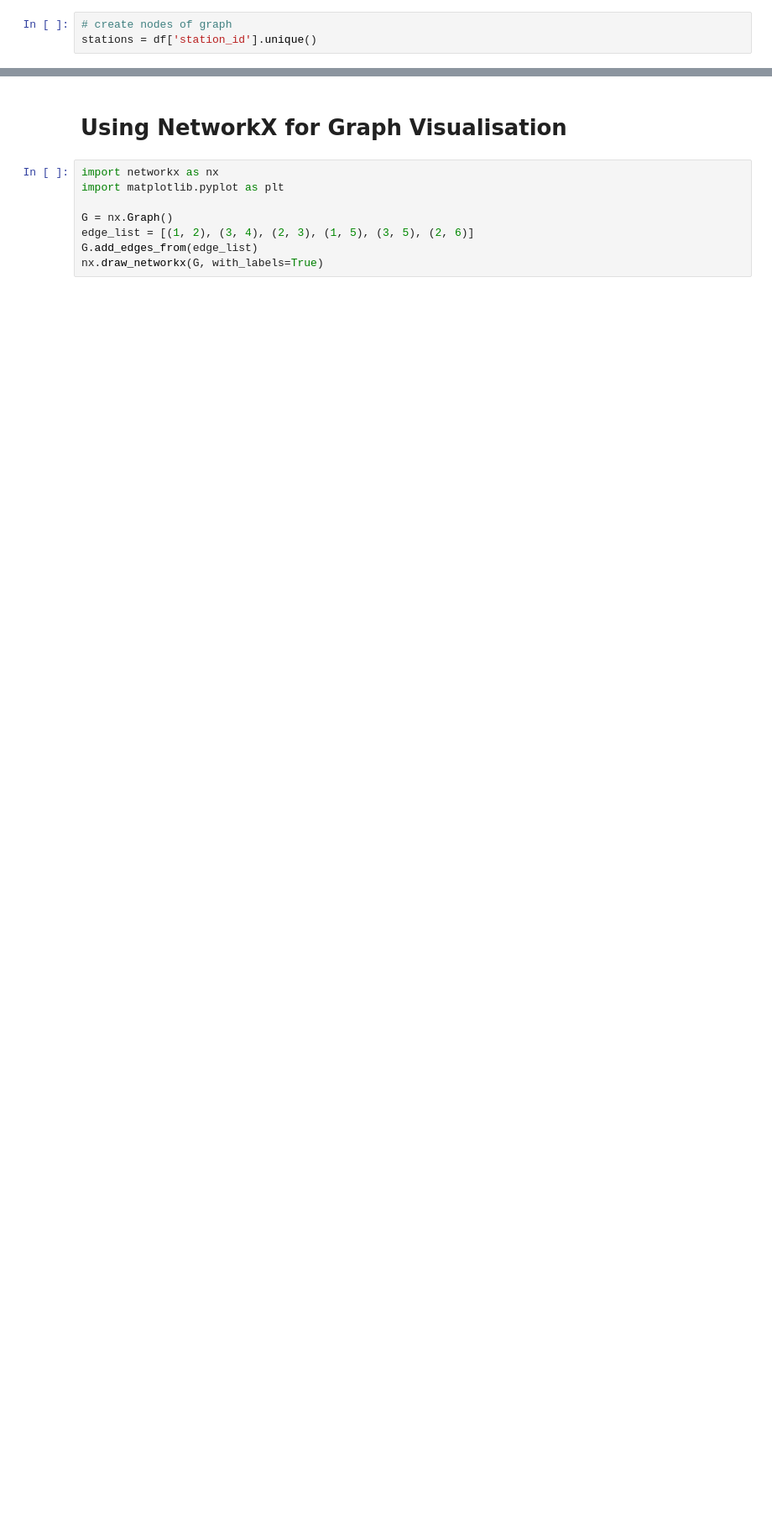
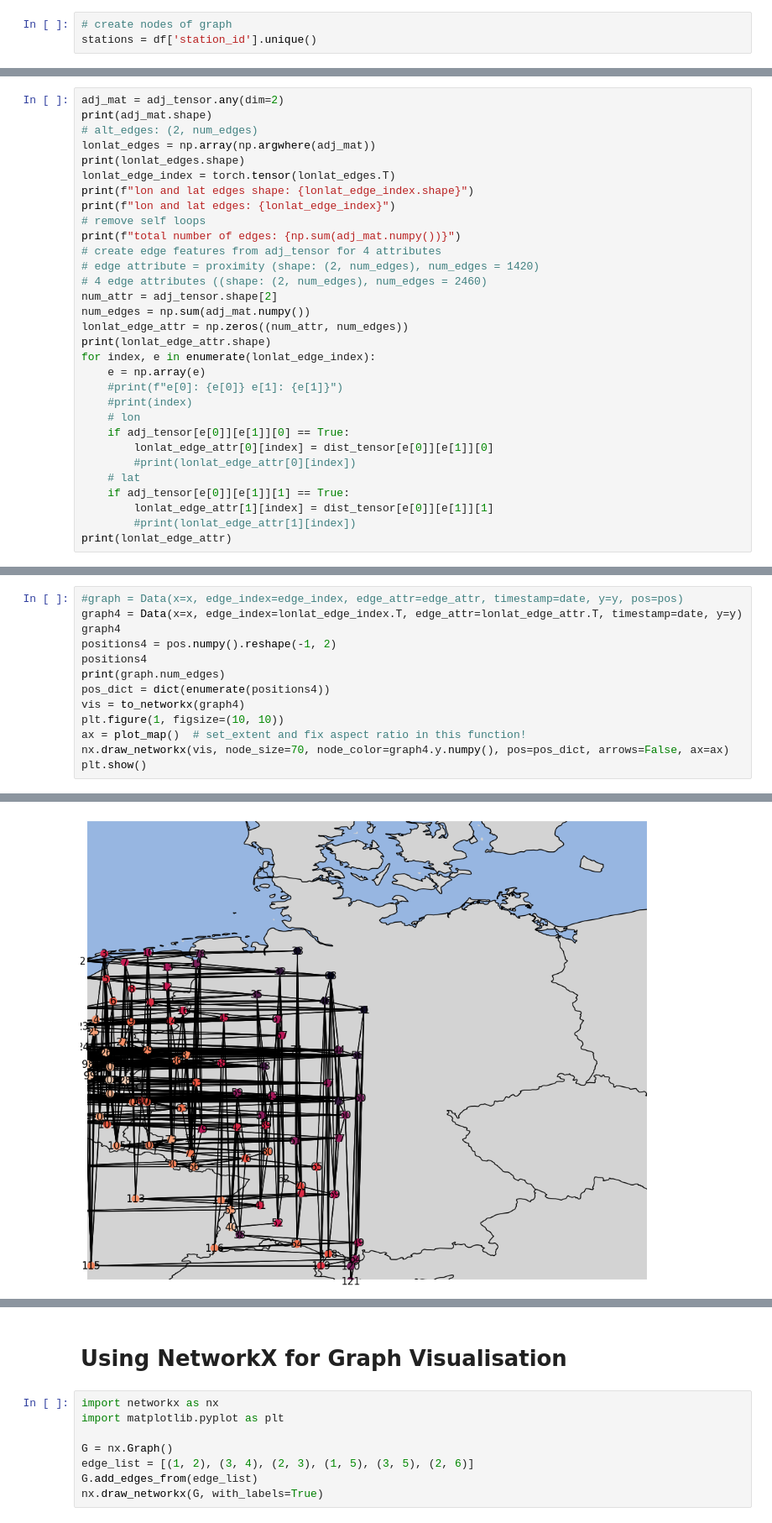
Before and after one commit to leachen01/gnnpp, a Jupyter notebook: exploration/graph_creation.ipynb, the cells around one changed output, grey strips where cells are left out. Shown at 84% size. Cells and saved outputs as stored; diff of their text form; blank space fills up the shorter version.

```diff
--- a/exploration/graph_creation.ipynb
+++ b/exploration/graph_creation.ipynb
@@ -324,0 +706,31 @@ plt.show()
+# %%
+adj_mat = adj_tensor.any(dim=2)
+print(adj_mat.shape)
+# alt_edges: (2, num_edges)
+lonlat_edges = np.array(np.argwhere(adj_mat))
+print(lonlat_edges.shape)
+lonlat_edge_index = torch.tensor(lonlat_edges.T)
+print(f"lon and lat edges shape: {lonlat_edge_index.shape}")
+print(f"lon and lat edges: {lonlat_edge_index}")
+# remove self loops
+print(f"total number of edges: {np.sum(adj_mat.numpy())}")
+# create edge features from adj_tensor for 4 attributes
+# edge attribute = proximity (shape: (2, num_edges), num_edges = 1420)
+# 4 edge attributes ((shape: (2, num_edges), num_edges = 2460)
+num_attr = adj_tensor.shape[2]
+num_edges = np.sum(adj_mat.numpy())
+lonlat_edge_attr = np.zeros((num_attr, num_edges))
+print(lonlat_edge_attr.shape)
+for index, e in enumerate(lonlat_edge_index):
+    e = np.array(e)
+    #print(f"e[0]: {e[0]} e[1]: {e[1]}")
+    #print(index)
+    # lon
+    if adj_tensor[e[0]][e[1]][0] == True:
+        lonlat_edge_attr[0][index] = dist_tensor[e[0]][e[1]][0]
+        #print(lonlat_edge_attr[0][index])
+    # lat
+    if adj_tensor[e[0]][e[1]][1] == True:
+        lonlat_edge_attr[1][index] = dist_tensor[e[0]][e[1]][1]
+        #print(lonlat_edge_attr[1][index])
+print(lonlat_edge_attr)
@@ -324,0 +809,14 @@ plt.show()
+# %%
+#graph = Data(x=x, edge_index=edge_index, edge_attr=edge_attr, timestamp=date, y=y, pos=pos)
+graph4 = Data(x=x, edge_index=lonlat_edge_index.T, edge_attr=lonlat_edge_attr.T, timestamp=date, y=y)
+graph4
+positions4 = pos.numpy().reshape(-1, 2)
+positions4
+print(graph.num_edges)
+pos_dict = dict(enumerate(positions4))
+vis = to_networkx(graph4)
+plt.figure(1, figsize=(10, 10))
+ax = plot_map()  # set_extent and fix aspect ratio in this function!
+nx.draw_networkx(vis, node_size=70, node_color=graph4.y.numpy(), pos=pos_dict, arrows=False, ax=ax)
+plt.show()
+# %% [output]
@@ -325 +825,2 @@ plt.show()
+[figure, added]
 # %% [markdown]
```
Also changed, not shown: parts of 67 cells of this notebook, 4 other files.
